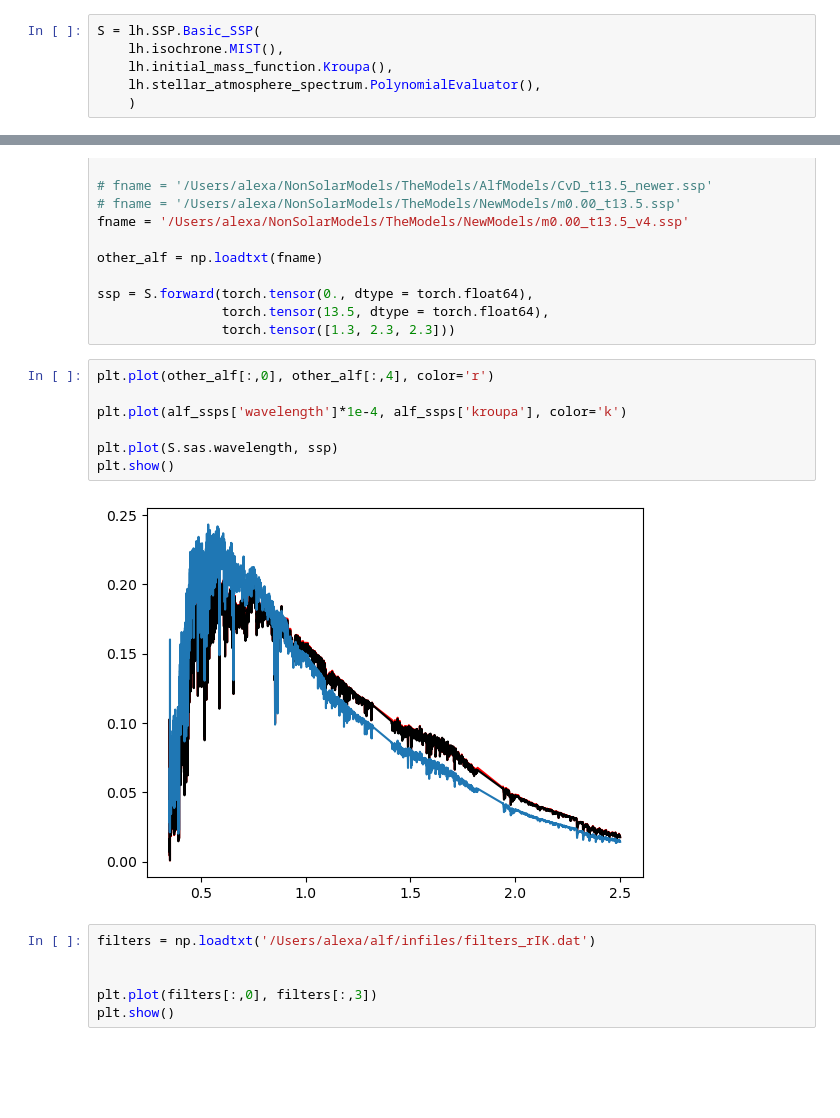
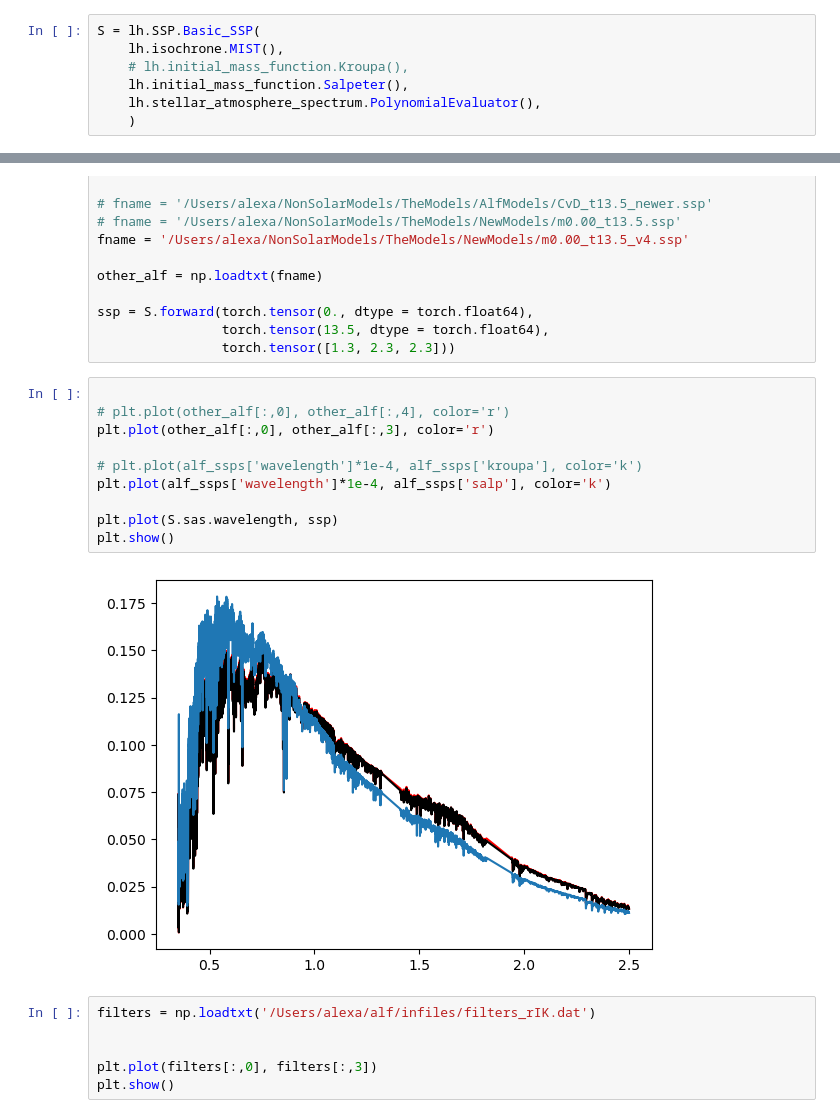
Before and after one commit to Ciela-Institute/ForSED, a Jupyter notebook: MLCRs_sandbox.ipynb, the cells around one changed output, grey strips where cells are left out. Drawn from its saved outputs; the diff is of its cells as text; blank space fills up the shorter version.

Commit message:
getting salpeter imf working

```diff
--- a/MLCRs_sandbox.ipynb
+++ b/MLCRs_sandbox.ipynb
@@ -12,7 +12,8 @@ import sedpy
 # %%
 S = lh.SSP.Basic_SSP(
     lh.isochrone.MIST(),
-    lh.initial_mass_function.Kroupa(),
+    # lh.initial_mass_function.Kroupa(),
+    lh.initial_mass_function.Salpeter(),
     lh.stellar_atmosphere_spectrum.PolynomialEvaluator(),
     )
 # %%
@@ -34,14 +35,17 @@ ssp = S.forward(torch.tensor(0., dtype = torch.float64),
                 torch.tensor(13.5, dtype = torch.float64),
                 torch.tensor([1.3, 2.3, 2.3]))
 # %%
-plt.plot(other_alf[:,0], other_alf[:,4], color='r')
 
-plt.plot(alf_ssps['wavelength']*1e-4, alf_ssps['kroupa'], color='k')
+# plt.plot(other_alf[:,0], other_alf[:,4], color='r')
+plt.plot(other_alf[:,0], other_alf[:,3], color='r')
+
+# plt.plot(alf_ssps['wavelength']*1e-4, alf_ssps['kroupa'], color='k')
+plt.plot(alf_ssps['wavelength']*1e-4, alf_ssps['salp'], color='k')
 
 plt.plot(S.sas.wavelength, ssp)
 plt.show()
 # %% [output]
-[figure, old version]
+[figure, new version]
 # %%
 filters = np.loadtxt('/Users/alexa/alf/infiles/filters_rIK.dat')
 
```
Also changed, not shown: parts of 2 cells of this notebook, 1 other file.
